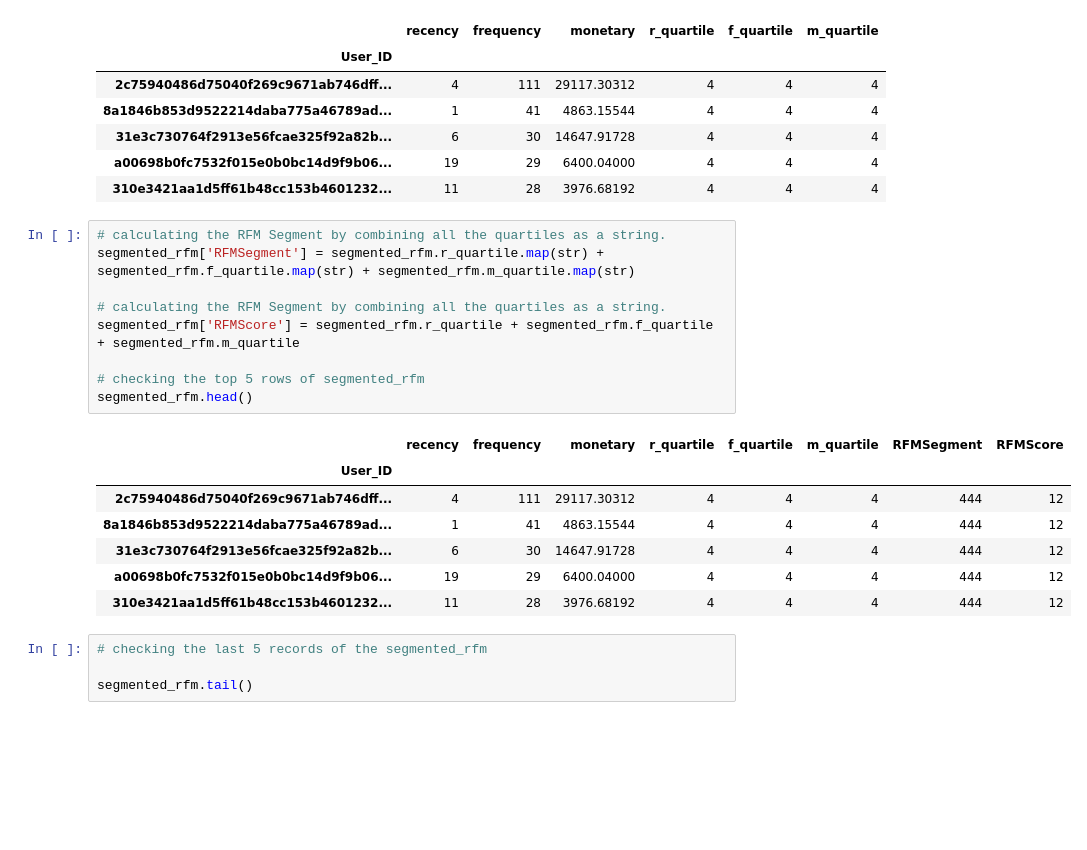
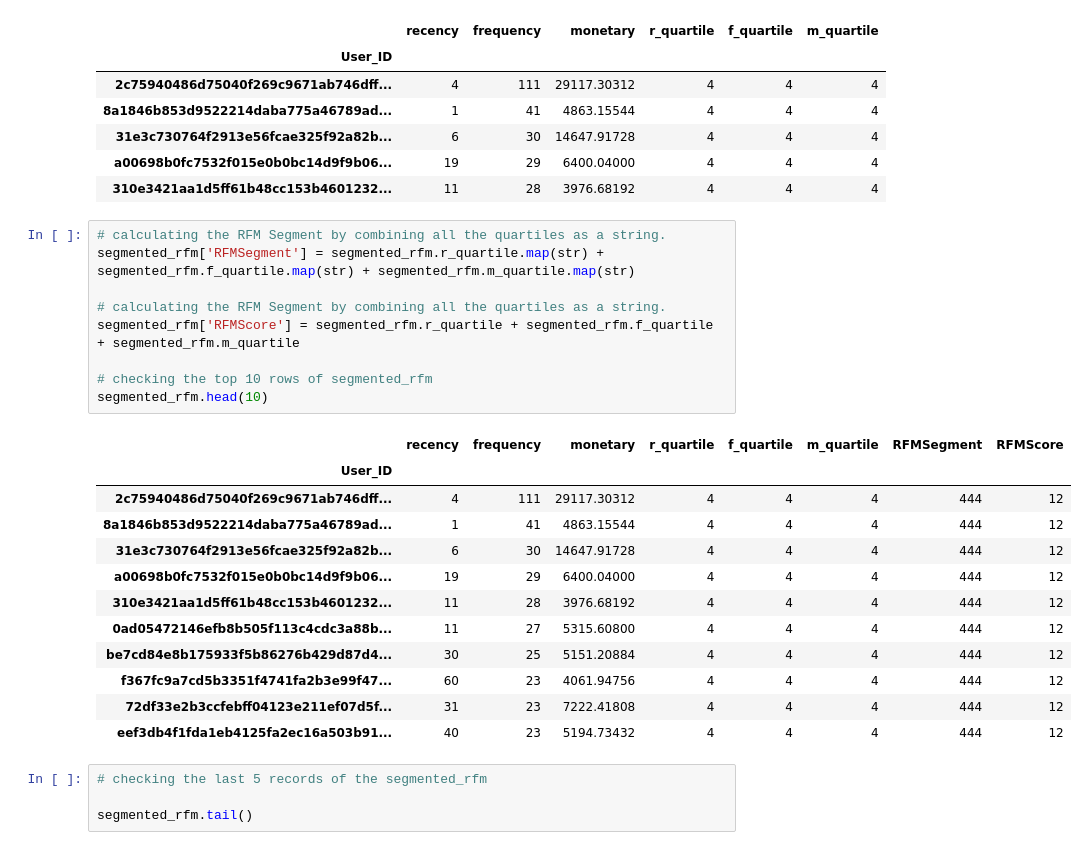
Before and after one commit to saudBinHabib/business_inteligence, a Jupyter notebook: Business Intelligence Data Challenge.ipynb, the cells around one changed output. Cells and saved outputs as stored; diff of their text form; blank space fills up the shorter version.

```diff
--- a/Business Intelligence Data Challenge.ipynb
+++ b/Business Intelligence Data Challenge.ipynb
@@ -391,20 +399,25 @@ segmented_rfm.head()
 # %%
 # calculating the RFM Segment by combining all the quartiles as a string.
 segmented_rfm['RFMSegment'] = segmented_rfm.r_quartile.map(str) + segmented_rfm.f_quartile.map(str) + segmented_rfm.m_quartile.map(str)
 
 # calculating the RFM Segment by combining all the quartiles as a string.
 segmented_rfm['RFMScore'] = segmented_rfm.r_quartile + segmented_rfm.f_quartile + segmented_rfm.m_quartile
 
-# checking the top 5 rows of segmented_rfm
-segmented_rfm.head()
+# checking the top 10 rows of segmented_rfm
+segmented_rfm.head(10)
 # %% [output]
 |  | recency | frequency | monetary | r_quartile | f_quartile | m_quartile | RFMSegment | RFMScore |
 | User_ID |  |  |  |  |  |  |  |  |
 | 2c75940486d75040f269c9671ab746dff... | 4 | 111 | 29117.30312 | 4 | 4 | 4 | 444 | 12 |
 | 8a1846b853d9522214daba775a46789ad... | 1 | 41 | 4863.15544 | 4 | 4 | 4 | 444 | 12 |
 | 31e3c730764f2913e56fcae325f92a82b... | 6 | 30 | 14647.91728 | 4 | 4 | 4 | 444 | 12 |
 | a00698b0fc7532f015e0b0bc14d9f9b06... | 19 | 29 | 6400.04000 | 4 | 4 | 4 | 444 | 12 |
 | 310e3421aa1d5ff61b48cc153b4601232... | 11 | 28 | 3976.68192 | 4 | 4 | 4 | 444 | 12 |
+| 0ad05472146efb8b505f113c4cdc3a88b... | 11 | 27 | 5315.60800 | 4 | 4 | 4 | 444 | 12 |
+| be7cd84e8b175933f5b86276b429d87d4... | 30 | 25 | 5151.20884 | 4 | 4 | 4 | 444 | 12 |
+| f367fc9a7cd5b3351f4741fa2b3e99f47... | 60 | 23 | 4061.94756 | 4 | 4 | 4 | 444 | 12 |
+| 72df33e2b3ccfebff04123e211ef07d5f... | 31 | 23 | 7222.41808 | 4 | 4 | 4 | 444 | 12 |
+| eef3db4f1fda1eb4125fa2ec16a503b91... | 40 | 23 | 5194.73432 | 4 | 4 | 4 | 444 | 12 |
 # %%
 # checking the last 5 records of the segmented_rfm
 
```
Also changed, not shown: parts of 14 cells of this notebook.
